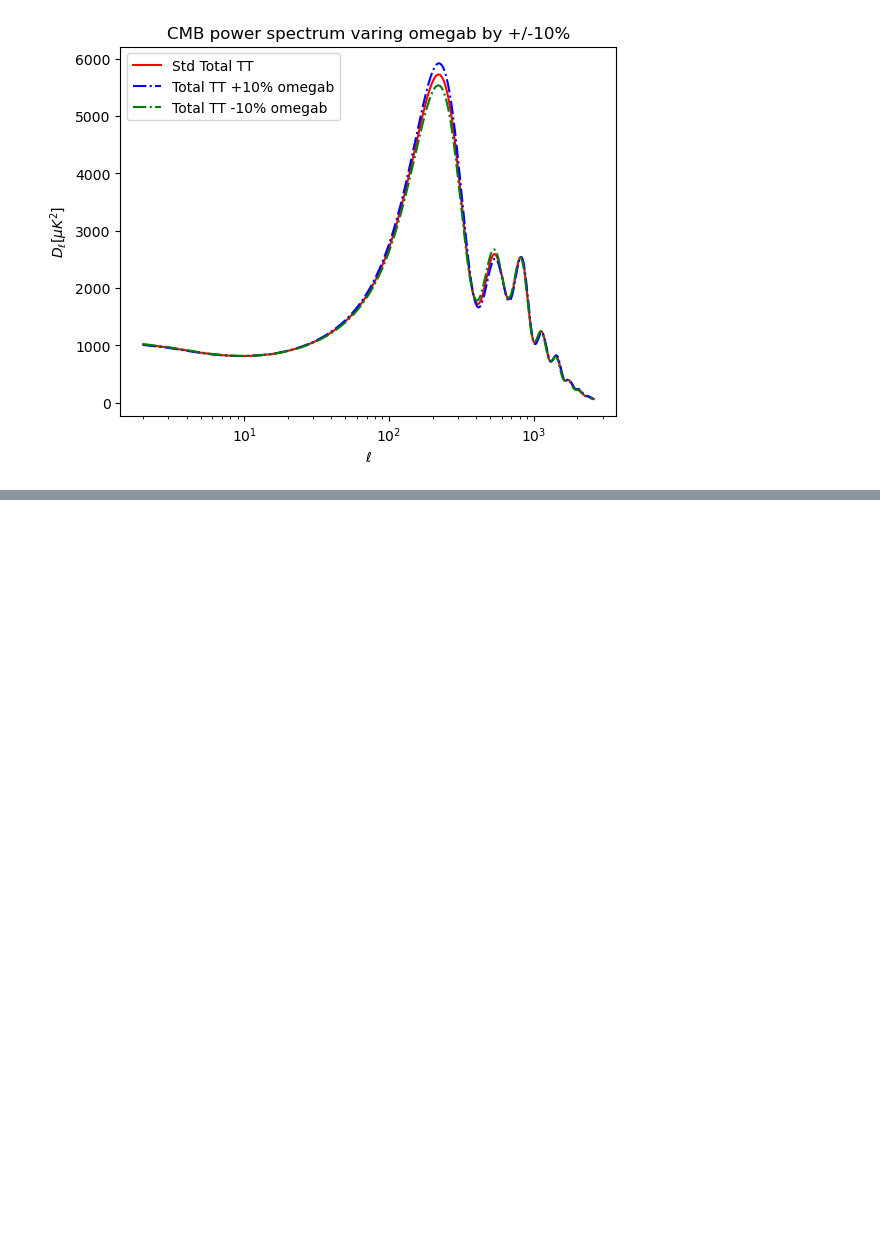
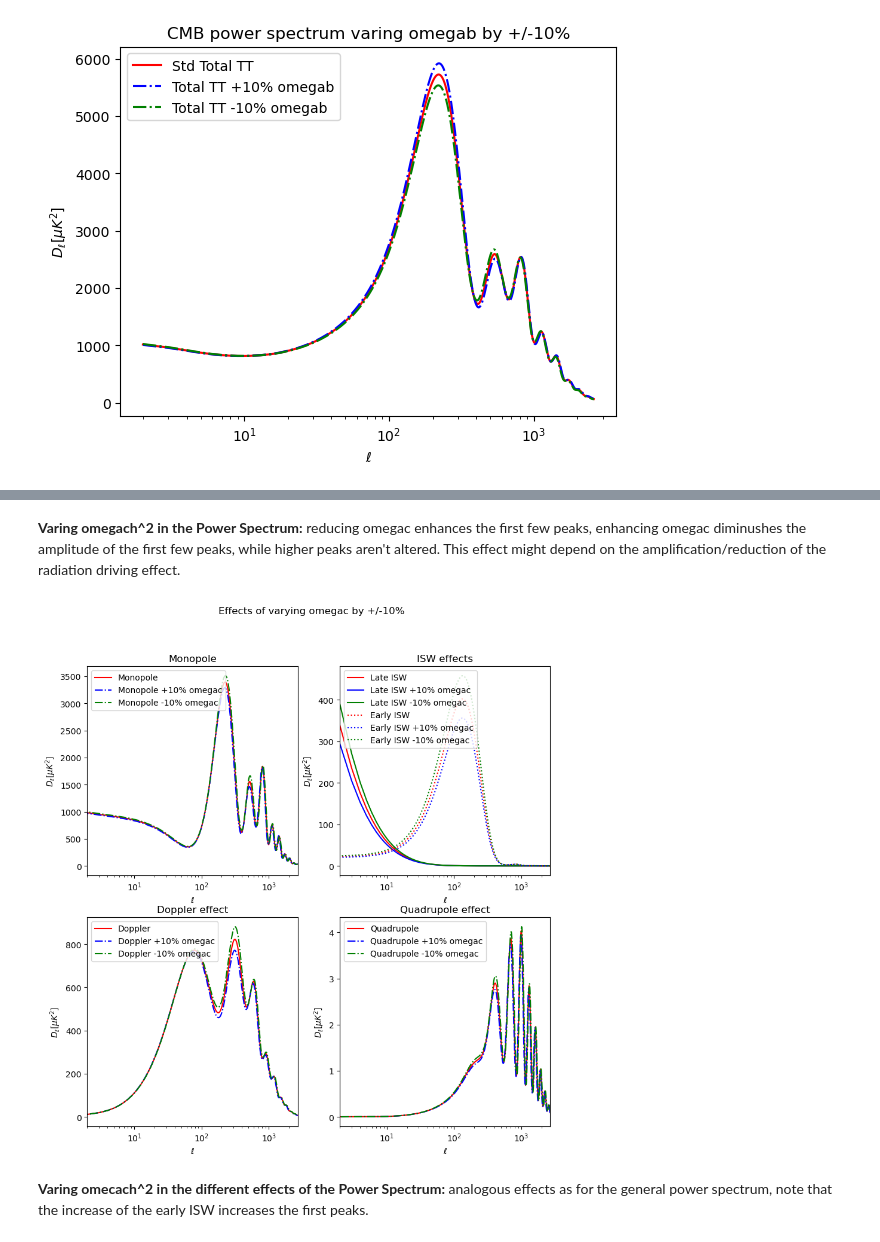
Before and after one commit to GenovaCosmology/AstroCosmoComputational, a Jupyter notebook: Students/Gabriele_Russo/CosmicStructures/Week6/ex1.ipynb, the cells around one changed output, grey strips where cells are left out. Drawn from its saved outputs; the diff is of its cells as text; code cells hidden in the pictures; blank space fills up the shorter version.

```diff
--- a/Students/Gabriele_Russo/CosmicStructures/Week6/ex1.ipynb
+++ b/Students/Gabriele_Russo/CosmicStructures/Week6/ex1.ipynb
@@ -513,0 +598,73 @@ class: <CAMBparams>
+# %% [markdown]
+**Varing omegach^2 in the Power Spectrum:** reducing omegac enhances the first few peaks, enhancing omegac diminushes the amplitude of the first few peaks, while higher peaks aren't altered. This effect might depend on the amplification/reduction of the radiation driving effect.
+# %%
+# PLots for the different effects having varied omegac by +/-10%
+
+omegac_pars_plus.set_custom_scalar_sources([monopole_source, ISW,early_ISW, late_ISW,doppler,quadrupole_source],
+        source_names =names)
+omegac_pars_minus.set_custom_scalar_sources([monopole_source, ISW,early_ISW, late_ISW,doppler,quadrupole_source],
+        source_names =names)
+
+omegac_data_plus = camb.get_results(omegac_pars_plus)
+omegac_data_minus = camb.get_results(omegac_pars_minus)
+
+omegac_dic_plus  = omegac_data_plus.get_cmb_unlensed_scalar_array_dict(CMB_unit='muK')
+omegac_dic_minus = omegac_data_minus.get_cmb_unlensed_scalar_array_dict(CMB_unit='muK')
+
+# PLots for the different effects having varied omegac by +/-10%
+
+# Subplot for monopole
+plt.subplots(2, 2, figsize=(10, 10))
+plt.suptitle('Effects of varying omegac by +/-10%')
+
+plt.subplot(221)
+plt.semilogx(ls,dic['monxmon'], color='r')
+plt.semilogx(ls,omegac_dic_plus['monxmon'], color='b',ls = '-.')
+plt.semilogx(ls,omegac_dic_minus['monxmon'], color='g',ls = '-.')
+plt.xlabel('$\ell$')
+plt.ylabel(r'$D_{\ell} [\mu K^2]$')
+plt.xlim(2, ls[-1])
+plt.legend(['Monopole','Monopole +10% omegac','Monopole -10% omegac'], loc = 'upper left')
+plt.title('Monopole')
+
+# Subplot for ISW effects
+plt.subplot(222)
+plt.semilogx(ls,dic['LISWxLISW'], color='r', ls = '-')
+plt.semilogx(ls,omegac_dic_plus['LISWxLISW'], color='b',ls = '-')
+plt.semilogx(ls,omegac_dic_minus['LISWxLISW'], color='g',ls = '-')
+plt.semilogx(ls,dic['eISWxeISW'], ls=':', color='r')
+plt.semilogx(ls,omegac_dic_plus['eISWxeISW'], ls=':', color='b')
+plt.semilogx(ls,omegac_dic_minus['eISWxeISW'], ls=':', color='g')
+plt.xlabel('$\ell$')
+plt.ylabel(r'$D_{\ell} [\mu K^2]$')
+plt.xlim(2, ls[-1])
+plt.legend(['Late ISW','Late ISW +10% omegac','Late ISW -10% omegac','Early ISW','Early ISW +10% omegac','Early ISW -10% omegac'], loc = 'upper left')
+plt.title('ISW effects')
+
+# Subplot for Doppler effect
+plt.subplot(223)
+plt.semilogx(ls,dic['dopxdop'],color='r')
+plt.semilogx(ls,omegac_dic_plus['dopxdop'],color='b',ls = '-.')
+plt.semilogx(ls,omegac_dic_minus['dopxdop'],color='g',ls = '-.')
+plt.xlabel('$\ell$')
+plt.ylabel(r'$D_{\ell} [\mu K^2]$')
+plt.xlim(2, ls[-1])
+plt.legend(['Doppler','Doppler +10% omegac','Doppler -10% omegac'], loc = 'upper left')
+plt.title('Doppler effect')
+
+# Subplot for Quadrupole effect
+plt.subplot(224)
+plt.semilogx(ls,dic['QxQ'], color='r')
+plt.semilogx(ls,omegac_dic_plus['QxQ'], color='b',ls = '-.')
+plt.semilogx(ls,omegac_dic_minus['QxQ'], color='g',ls = '-.')
+plt.xlabel('$\ell$')
+plt.ylabel(r'$D_{\ell} [\mu K^2]$')
+plt.xlim(2, ls[-1])
+plt.legend(['Quadrupole','Quadrupole +10% omegac','Quadrupole -10% omegac'], loc = 'upper left')
+plt.title('Quadrupole effect')
+
+plt.show()
+# %% [output]
+[figure, added]
+# %% [markdown]
+**Varing omecach^2 in the different effects of the Power Spectrum:** analogous effects as for the general power spectrum, note that the increase of the early ISW increases the first peaks.
```
Also changed, not shown: parts of 5 cells of this notebook.
